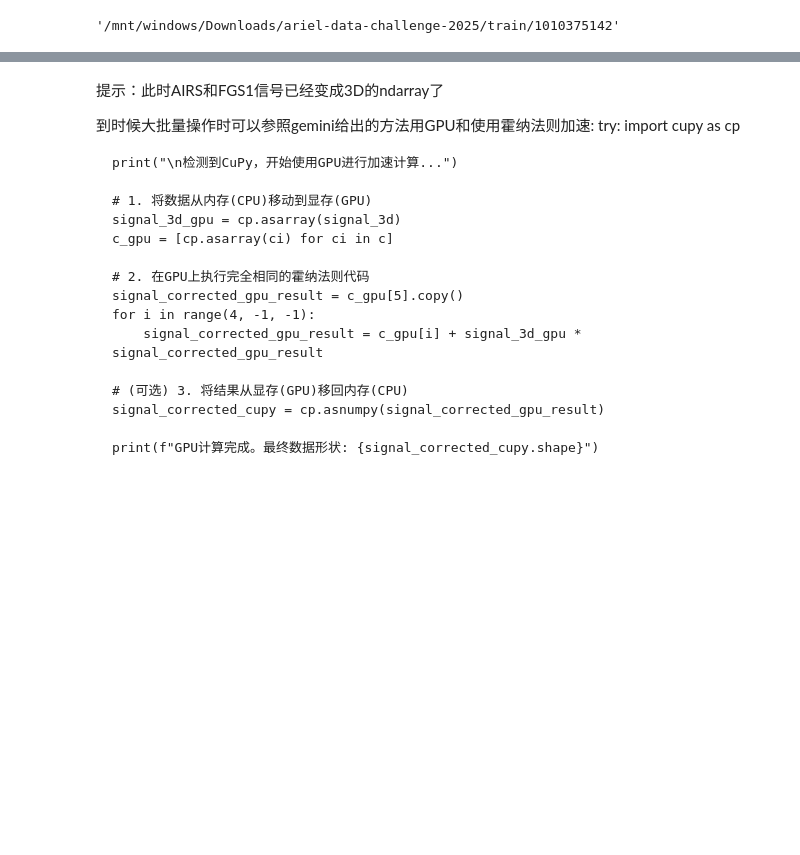
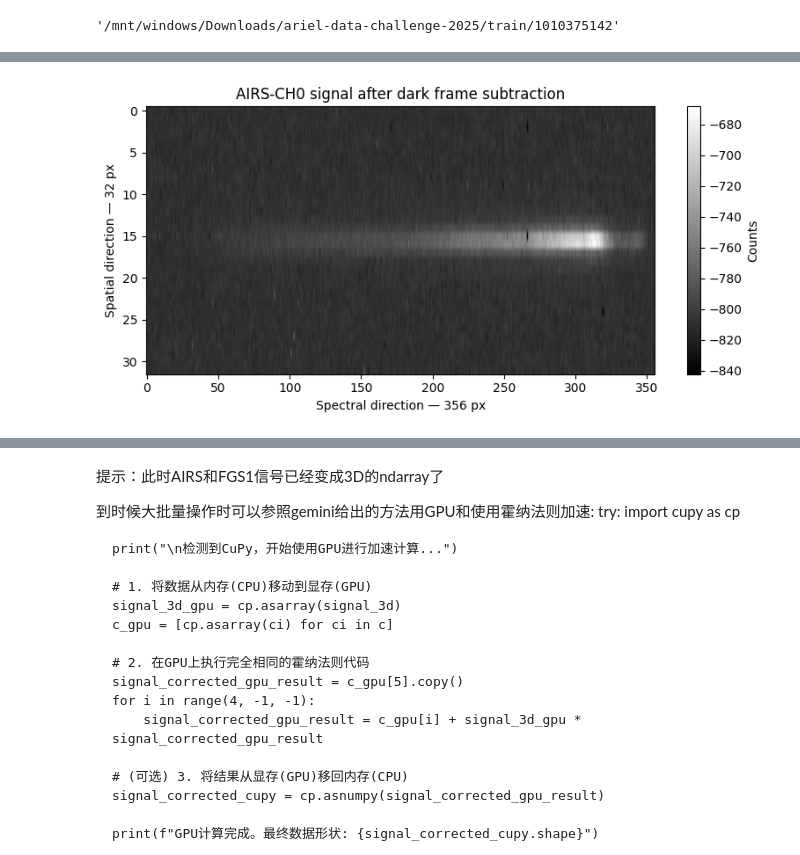
Before and after one commit to itachi114514/kaggle-ariel, a Jupyter notebook: example_check.ipynb, the cells around one changed output, grey strips where cells are left out. Cells and saved outputs as stored; diff of their text form; code cells hidden in the pictures; blank space fills up the shorter version.

```diff
--- a/example_check.ipynb
+++ b/example_check.ipynb
@@ -60,0 +73,5 @@ df_FGS1_signal_ex = df_FGS1_analog_signal_ex - df_FGS1_dark_ex
+# %%
+# without dark frame
+show_figure(df_AIRS_signal_ex.iloc[0].to_numpy().reshape(32, 356), title="AIRS-CH0 signal after dark frame subtraction")
+# %% [output]
+[figure, added]
```
Also changed, not shown: parts of 20 cells of this notebook, 1 other file.
